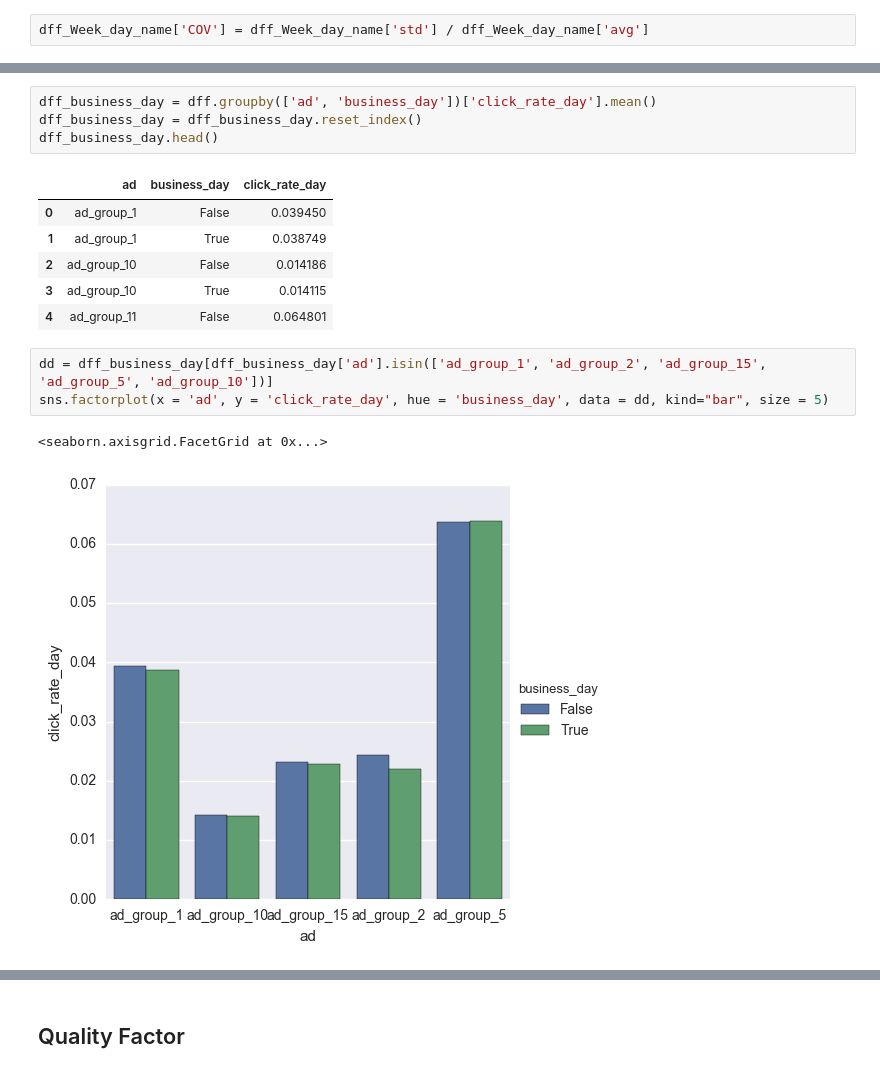
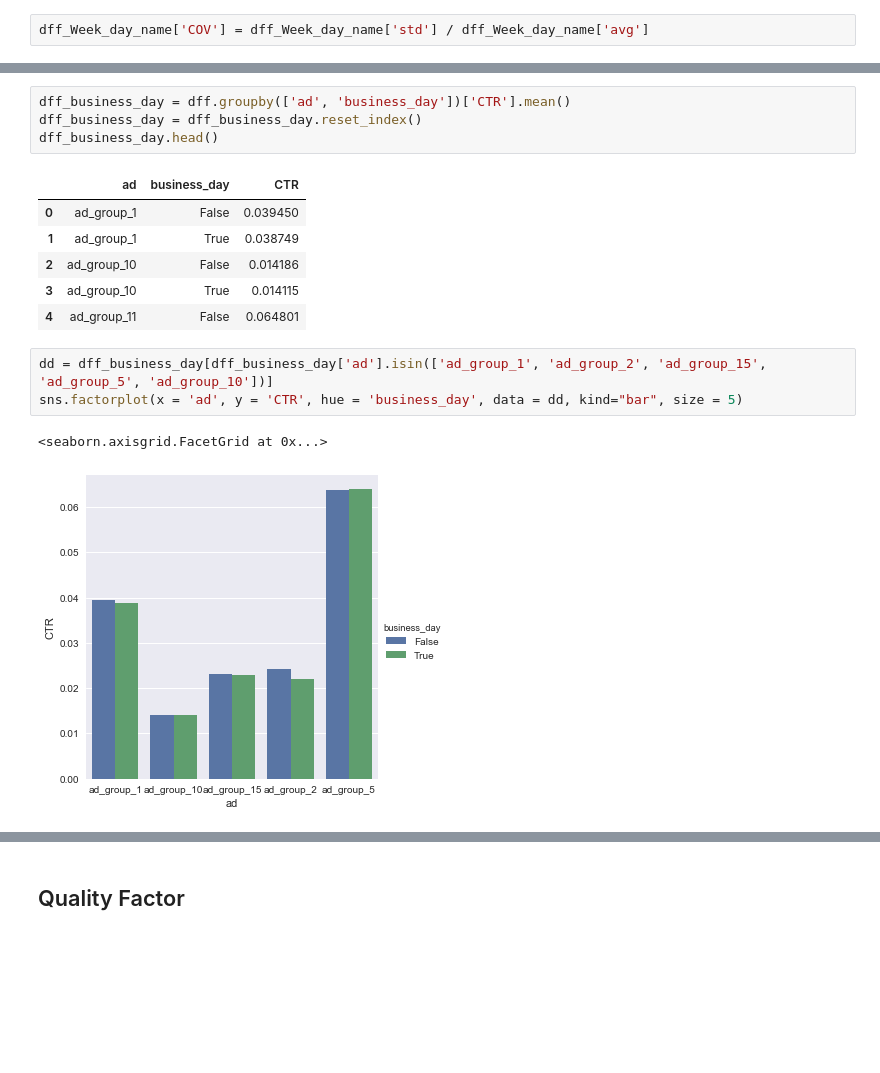
Before and after one commit to pappakrishnan/Ads-Analysis, a Jupyter notebook: Ads Analysis.ipynb, the cells around one changed output, grey strips where cells are left out. Drawn from its saved outputs; the diff is of its cells as text; blank space fills up the shorter version.

```diff
--- a/Ads Analysis.ipynb
+++ b/Ads Analysis.ipynb
@@ -544,9 +544,9 @@ sns.factorplot(x = 'ad', y = 'avg', hue = 'Week_day_name', data = dd, kind="bar"
 # %%
-dff_business_day = dff.groupby(['ad', 'business_day'])['click_rate_day'].mean()
+dff_business_day = dff.groupby(['ad', 'business_day'])['CTR'].mean()
 dff_business_day = dff_business_day.reset_index()
 dff_business_day.head()
 # %% [output]
-|  | ad | business_day | click_rate_day |
+|  | ad | business_day | CTR |
 | 0 | ad_group_1 | False | 0.039450 |
 | 1 | ad_group_1 | True | 0.038749 |
 | 2 | ad_group_10 | False | 0.014186 |
@@ -554,7 +554,7 @@ dff_business_day.head()
 | 4 | ad_group_11 | False | 0.064801 |
 # %%
 dd = dff_business_day[dff_business_day['ad'].isin(['ad_group_1', 'ad_group_2', 'ad_group_15', 'ad_group_5', 'ad_group_10'])]
-sns.factorplot(x = 'ad', y = 'click_rate_day', hue = 'business_day', data = dd, kind="bar", size = 5)
+sns.factorplot(x = 'ad', y = 'CTR', hue = 'business_day', data = dd, kind="bar", size = 5)
 # %% [output]
 <seaborn.axisgrid.FacetGrid at 0x...>
-[figure, old version]
+[figure, new version]
```
Also changed, not shown: parts of 19 cells of this notebook.
